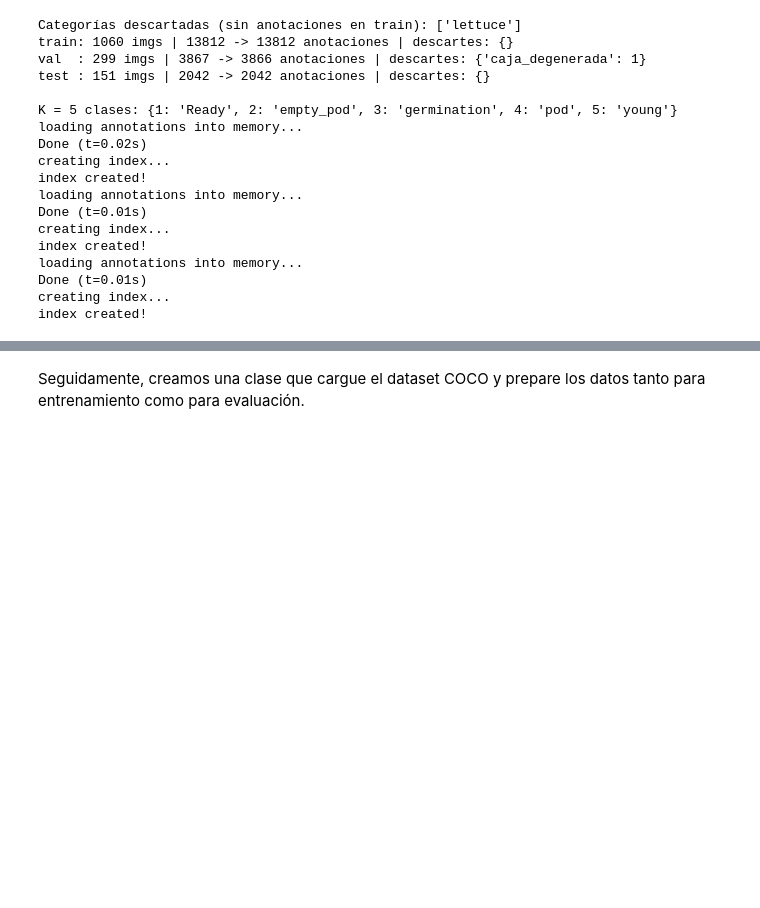
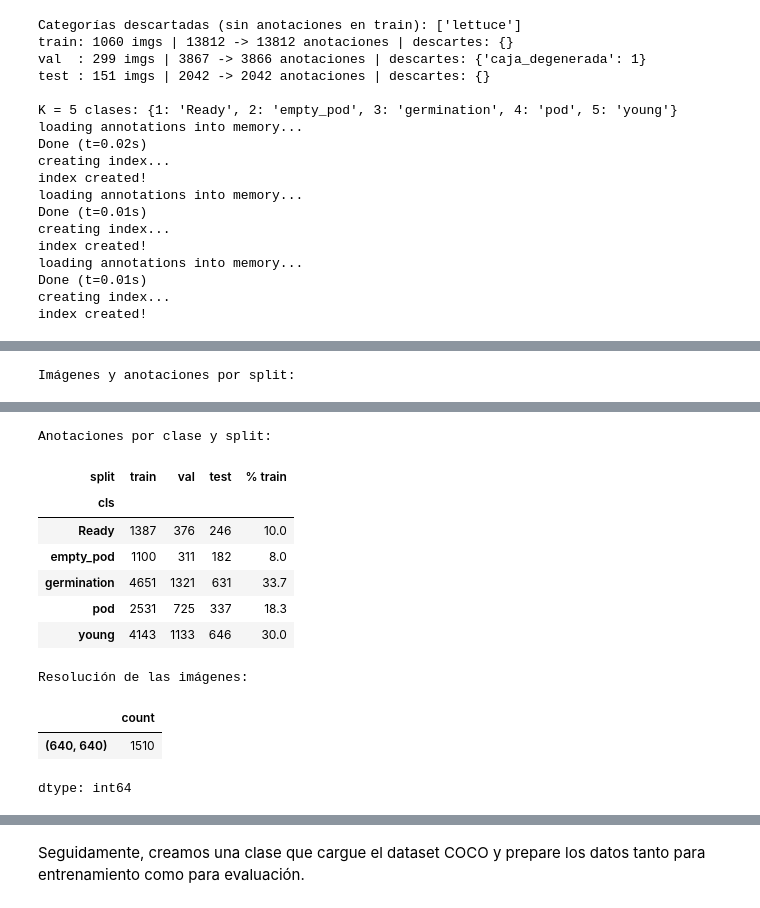
Before and after one commit to Lucas-ao35/vision_p6, a Jupyter notebook: GRUPO_N/Grupo_N_practica_deteccion.ipynb, the cells around one changed output, grey strips where cells are left out. Cells and saved outputs as stored; diff of their text form; code cells hidden in the pictures; blank space fills up the shorter version.

```diff
--- a/GRUPO_N/Grupo_N_practica_deteccion.ipynb
+++ b/GRUPO_N/Grupo_N_practica_deteccion.ipynb
@@ -315,0 +308,68 @@ NameError: name 'coco_train' is not defined
+# %%
+# Creamos un DataFrame con las anotaciones de todos los splits
+# Incluimos información sobre el tamaño y la relación de aspecto de cada objeto
+def annotations_dataframe(coco, split):
+    rows = []
+    for a in coco.anns.values():
+        im = coco.imgs[a["image_id"]]
+
+        # Calculamos el área de la caja delimitadora
+        x, y, w, h = a["bbox"]
+        area = w * h
+
+        # Agregamos la información al DataFrame
+        rows.append({"split": split, "image_id": a["image_id"],
+                     "cls": CLASS_NAMES[CID2IDX[a["category_id"]]], # nombre de la clase
+                     "w": w, "h": h, "area": area, # área de la caja delimitadora
+                     "sqrt_area": math.sqrt(area), # raíz cuadrada del área de la caja delimitadora
+                     "rel_size": math.sqrt(area / (im["width"] * im["height"])), # tamaño relativo del objeto respecto al tamaño de la imagen
+                     "aspect": w / h}) # relación entre el ancho y el alto de la caja delimitadora
+    df = pd.DataFrame(rows)
+    # Clasificamos los objetos en categorías de tamaño: pequeño, mediano y grande según el área de la caja delimitadora
+    # Los límites de las categorías se establecen en 32^2 y 96^2 píxeles cuadrados, según la convención de COCO
+    df["size_cat"] = pd.cut(df["area"], [0, 32**2, 96**2, np.inf], labels=["small", "medium", "large"])
+    return df
+
+# Creamos el DataFrame con las anotaciones para todos los splits
+ANN_DF = pd.concat([annotations_dataframe(COCO_GT[s], s) for s in SPLITS], ignore_index=True)
+
+# Mostramos un resumen de las imágenes y anotaciones por split
+print("Imágenes y anotaciones por split:")
+summary = []
+for s in SPLITS:
+    c = COCO_GT[s]
+    per_img = Counter(a["image_id"] for a in c.anns.values()) # contamos el número de anotaciones por imagen
+    n_img = len(c.imgs)
+    n_empty = sum(1 for i in c.imgs if per_img.get(i, 0) == 0) # contamos el número de imágenes sin anotaciones
+    summary.append({"split": s, "imágenes": n_img, "anotaciones": len(c.anns), "imgs_sin_objetos": n_empty,
+                    "objs/img media": round(len(c.anns) / n_img, 1), # número medio de objetos por imagen
+                    "objs/img máx": max(per_img.values())}) # número máximo de objetos en una imagen
+display(pd.DataFrame(summary).set_index("split"))
+
+# Mostramos un resumen de las anotaciones por clase y split
+print("\nAnotaciones por clase y split:")
+class_counts = ANN_DF.pivot_table(index="cls", columns="split", values="area", aggfunc="count").reindex(CLASS_NAMES)[list(SPLITS)]
+class_counts["% train"] = (100 * class_counts["train"] / class_counts["train"].sum()).round(1)
+display(class_counts)
+
+# Mostramos un resumen de la resolución de las imágenes en el dataset
+print("\nResolución de las imágenes:")
+display(pd.Series([(im["width"], im["height"]) for c in COCO_GT.values() for im in c.imgs.values()]).value_counts().head())
+
+# SSD300 redimensiona todas las imágenes a 300x300
+# Calculamos el tamaño efectivo del objeto en píxeles tras el reescalado a 300x300 píxeles
+ANN_DF["px_ssd300"] = ANN_DF["rel_size"] * 300
+tr = ANN_DF[ANN_DF.split == "train"]
+
+# Mostramos un resumen de la distribución del tamaño de los objetos en el conjunto de entrenamiento
+print("\nTamaño de objeto (train):", tr["size_cat"].value_counts(normalize=True).round(3).to_dict())
+
+# Mostramos un resumen de la raíz cuadrada del área de los objetos en píxeles originales y sus cuantiles
+print("sqrt(área) px originales, cuantiles:", tr["sqrt_area"].quantile([.05, .25, .5, .75, .95]).round(1).to_dict())
+
+# Mostramos un resumen del porcentaje de objetos con tamaño efectivo menor a 16 píxeles en SSD300
+# Los objetos muy pequeños pueden ser difíciles de detectar para el modelo SSD300
+# Este porcentaje nos da una idea de cuántos objetos podrían ser problemáticos en términos de detección
+print(f"% objetos con tamaño efectivo < 16 px en SSD300: {100*(tr['px_ssd300'] < 16).mean():.1f}%")
+# %% [output]
+Imágenes y anotaciones por split:
@@ -315,0 +381,12 @@ NameError: name 'coco_train' is not defined
+Anotaciones por clase y split:
+| split | train | val | test | % train |
+| cls |  |  |  |  |
+| Ready | 1387 | 376 | 246 | 10.0 |
+| empty_pod | 1100 | 311 | 182 | 8.0 |
+| germination | 4651 | 1321 | 631 | 33.7 |
+| pod | 2531 | 725 | 337 | 18.3 |
+| young | 4143 | 1133 | 646 | 30.0 |
+Resolución de las imágenes:
+|  | count |
+| (640, 640) | 1510 |
+dtype: int64
```
Also changed, not shown: parts of 15 cells of this notebook.
